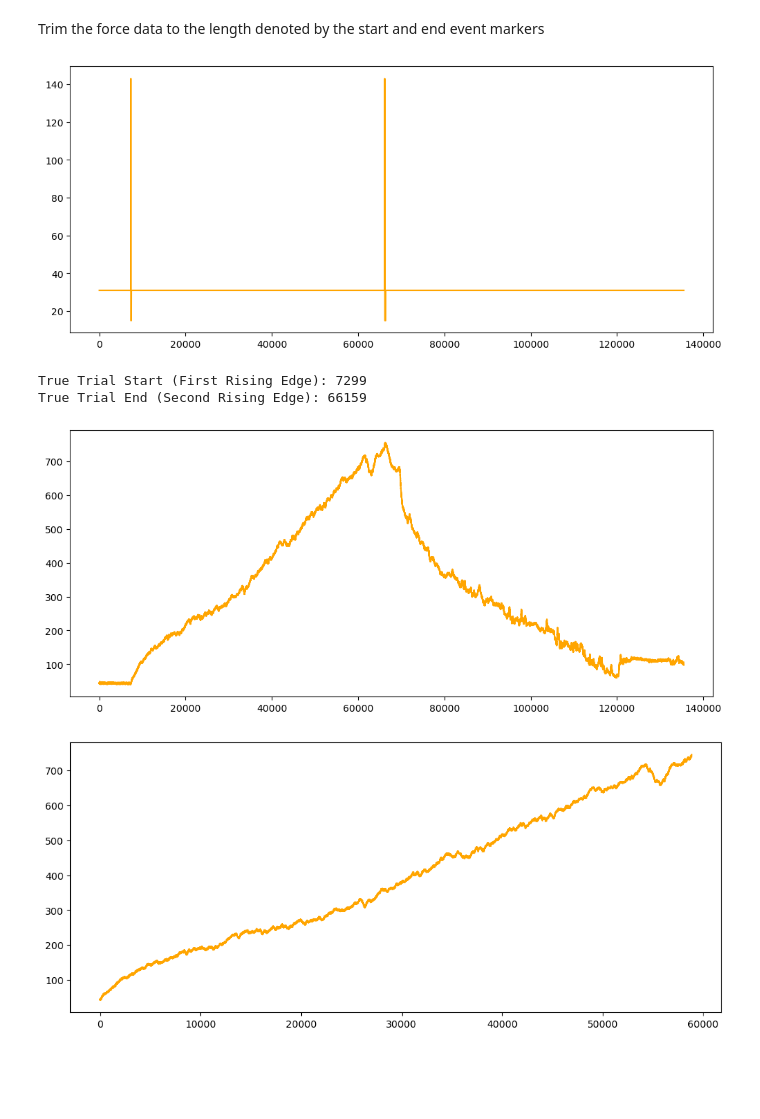
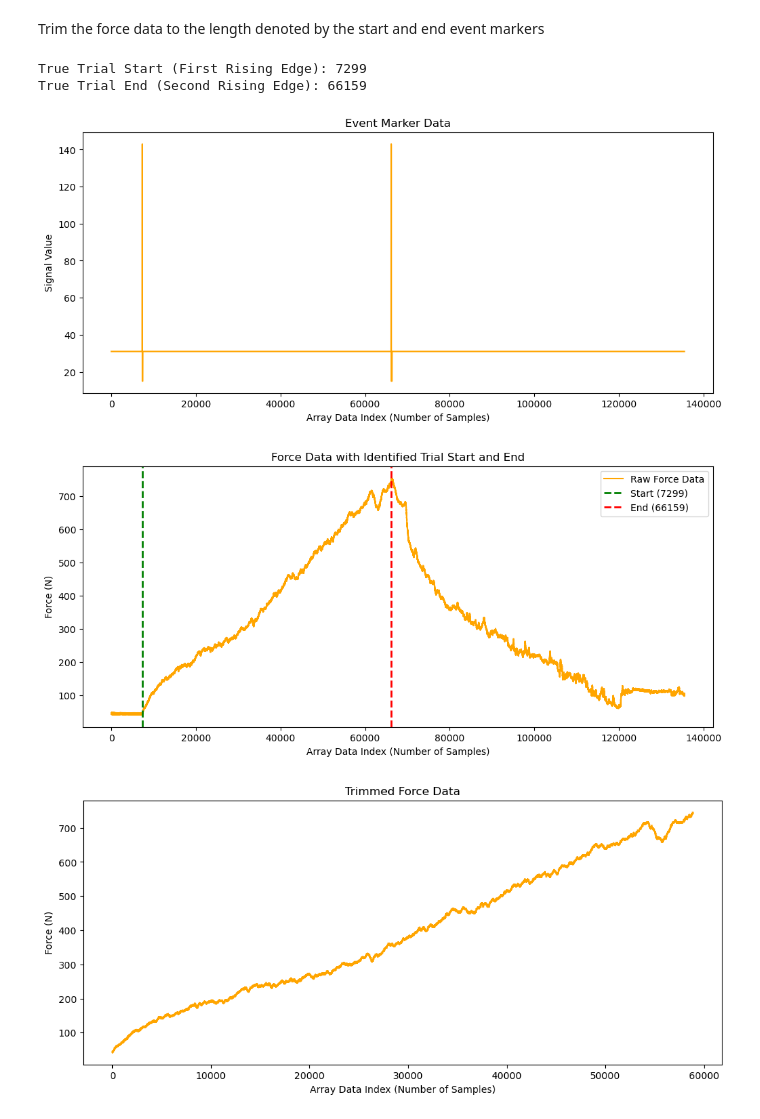
Before and after one commit to aw422/Spine-Stiffness-Python, a Jupyter notebook: FullTestProcPy.ipynb, the cells around one changed output. Drawn from its saved outputs; the diff is of its cells as text; code cells hidden in the pictures; blank space fills up the shorter version.

Commit message:
Adjustments to graphs to better present the data

```diff
--- a/FullTestProcPy.ipynb
+++ b/FullTestProcPy.ipynb
@@ -66,38 +66,54 @@ plt.show()
 # %% [markdown]
 Trim the force data to the length denoted by the start and end event markers
 # %%
-plt.figure(figsize=(12, 5))
-plt.plot(em_untrimmed, label='Event Markers (Untrimmed)', color='orange')
-plt.show()
+
+
 
 # Create a binary map (True/False or 1/0) of where the signal is above threshold
 threshold = 100
 above_threshold = (em_untrimmed > threshold).astype(int)
 
 # Calculate the difference to find rising edges (where it goes from 0 to 1)
 jumps = np.diff(above_threshold)
 rising_edges = np.where(jumps == 1)[0]
 
 # Extract start and end indices
 start_index = rising_edges[0]
 end_index = rising_edges[1]
 
 print(f"True Trial Start (First Rising Edge): {start_index}")
 print(f"True Trial End (Second Rising Edge): {end_index}")
 
 # Trim the force data using the identified indices from the event marker data
 force_trimmed = force_untrimmed[start_index:end_index]
 
+
 plt.figure(figsize=(12, 5))
-plt.plot(force_untrimmed, label='Force Data (Trimmed)', color='orange')
+plt.plot(em_untrimmed, label='Event Markers (Untrimmed)', color='orange')
+plt.title('Event Marker Data')
+plt.xlabel('Array Data Index (Number of Samples)')
+plt.ylabel('Signal Value')
+plt.show()
+
+plt.figure(figsize=(12, 5))
+plt.plot(force_untrimmed, label='Raw Force Data', color='orange')
+plt.axvline(x=start_index, color='green', linestyle='--', linewidth=2, label=f'Start ({start_index})')
+plt.axvline(x=end_index, color='red', linestyle='--', linewidth=2, label=f'End ({end_index})')
+plt.title('Force Data with Identified Trial Start and End')
+plt.xlabel('Array Data Index (Number of Samples)')
+plt.ylabel('Force (N)')
+plt.legend()
 plt.show()
 
 plt.figure(figsize=(12, 5))
 plt.plot(force_trimmed, label='Force Data (Trimmed)', color='orange')
+plt.title('Trimmed Force Data')
+plt.xlabel('Array Data Index (Number of Samples)')
+plt.ylabel('Force (N)')
 plt.show()
 # %% [output]
+True Trial Start (First Rising Edge): 7299
+True Trial End (Second Rising Edge): 66159
-[figure, old version]
+[figure, new version]
-True Trial Start (First Rising Edge): 7299
-True Trial End (Second Rising Edge): 66159
-[figure, old version]
+[figure, new version]
-[figure, old version]
+[figure, new version]
```
